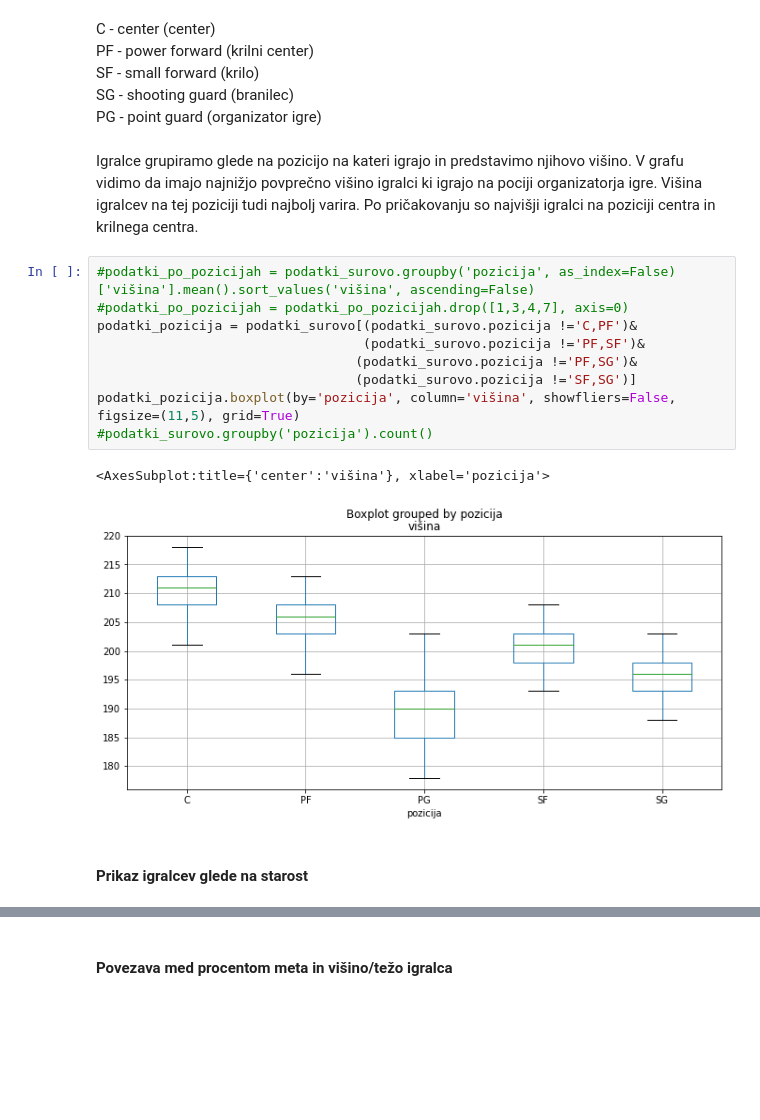
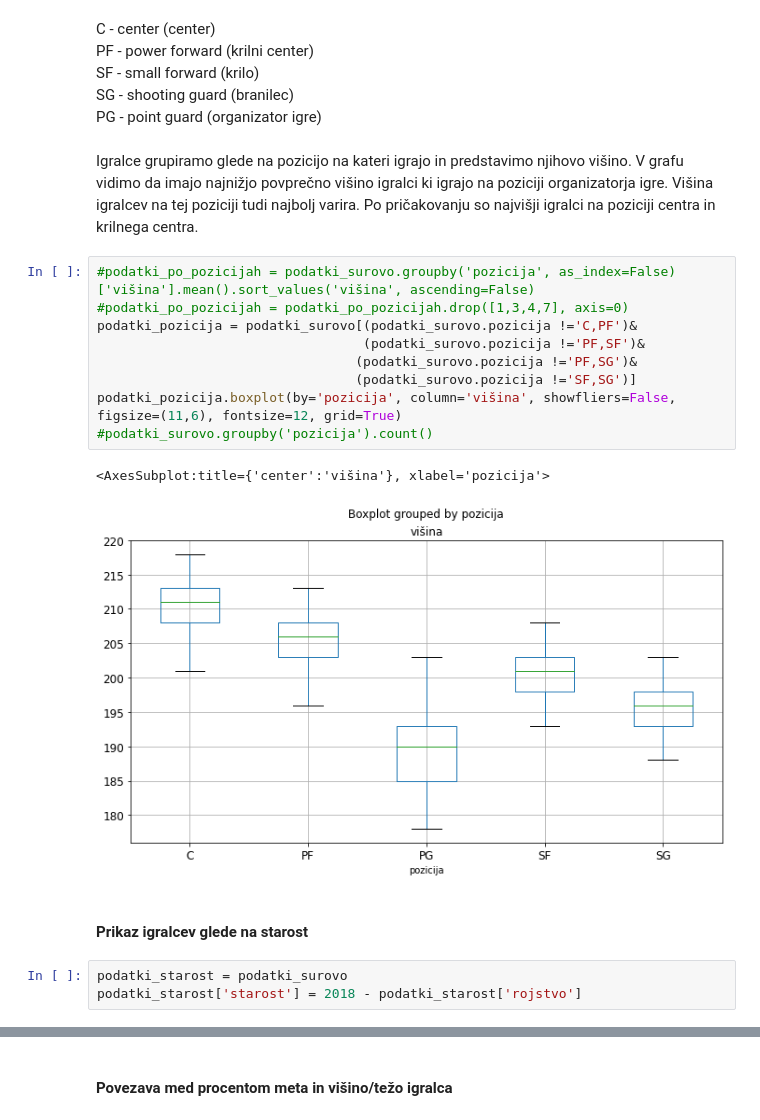
Before and after one commit to 1marcelspehonja/Programiranje-1-projekt, a Jupyter notebook: prikaz_podatkov.ipynb, the cells around one changed output, grey strips where cells are left out. Saved outputs shown, nothing was run; the diff lists cells and outputs as text; blank space fills up the shorter version.

```diff
--- a/prikaz_podatkov.ipynb
+++ b/prikaz_podatkov.ipynb
@@ -65,18 +67,21 @@ SF - small forward (krilo) <br>
 SG - shooting guard (branilec) <br>
 PG - point guard (organizator igre) <br>
 # %% [markdown]
-Igralce grupiramo glede na pozicijo na kateri igrajo in predstavimo njihovo višino. V grafu vidimo da imajo najnižjo povprečno višino igralci ki igrajo na pociji organizatorja igre. Višina igralcev na tej poziciji tudi najbolj varira. Po pričakovanju so najvišji igralci na poziciji centra in krilnega centra.
+Igralce grupiramo glede na pozicijo na kateri igrajo in predstavimo njihovo višino. V grafu vidimo da imajo najnižjo povprečno višino igralci ki igrajo na poziciji organizatorja igre. Višina igralcev na tej poziciji tudi najbolj varira. Po pričakovanju so najvišji igralci na poziciji centra in krilnega centra.
 # %%
 #podatki_po_pozicijah = podatki_surovo.groupby('pozicija', as_index=False)['višina'].mean().sort_values('višina', ascending=False)
 #podatki_po_pozicijah = podatki_po_pozicijah.drop([1,3,4,7], axis=0)
 podatki_pozicija = podatki_surovo[(podatki_surovo.pozicija !='C,PF')&
                                   (podatki_surovo.pozicija !='PF,SF')&
                                  (podatki_surovo.pozicija !='PF,SG')&
                                  (podatki_surovo.pozicija !='SF,SG')]
-podatki_pozicija.boxplot(by='pozicija', column='višina', showfliers=False, figsize=(11,5), grid=True)
+podatki_pozicija.boxplot(by='pozicija', column='višina', showfliers=False, figsize=(11,6), fontsize=12, grid=True)
 #podatki_surovo.groupby('pozicija').count()
 # %% [output]
 <AxesSubplot:title={'center':'višina'}, xlabel='pozicija'>
-[figure, old version]
+[figure, new version]
 # %% [markdown]
 #### Prikaz igralcev glede na starost
+# %%
+podatki_starost = podatki_surovo
+podatki_starost['starost'] = 2018 - podatki_starost['rojstvo']
```
Also changed, not shown: parts of 10 cells of this notebook.
